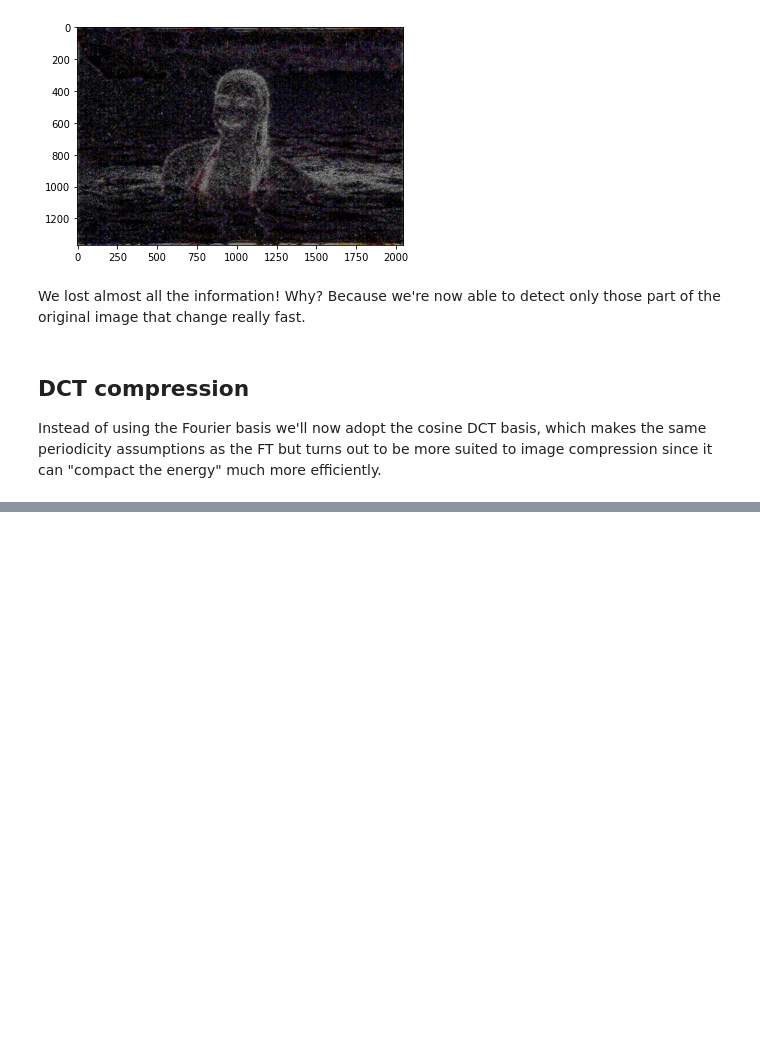
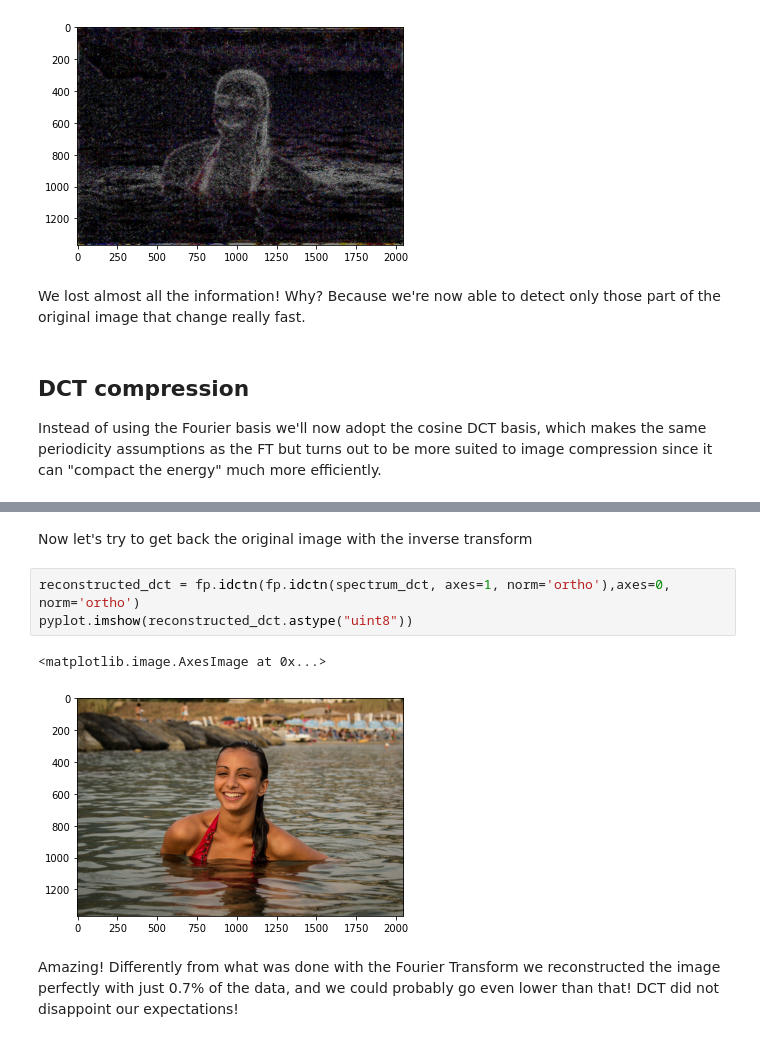
Before and after one commit to GiuliaLanzillotta/My-ML-exercises, a Jupyter notebook: Signal_processing.ipynb, the cells around one changed output, grey strips where cells are left out. Drawn from its saved outputs; the diff is of its cells as text; blank space fills up the shorter version.

```diff
--- a/Signal_processing.ipynb
+++ b/Signal_processing.ipynb
@@ -569,0 +608,10 @@ Instead of using the Fourier basis we'll now adopt the cosine DCT basis, which m
+# %% [markdown]
+Now let's try to get back the original image with the inverse transform
+# %%
+reconstructed_dct = fp.idctn(fp.idctn(spectrum_dct, axes=1, norm='ortho'),axes=0, norm='ortho')
+pyplot.imshow(reconstructed_dct.astype("uint8"))
+# %% [output]
+<matplotlib.image.AxesImage at 0x...>
+[figure, added]
+# %% [markdown]
+Amazing! Differently from what was done with the Fourier Transform we reconstructed the image perfectly with just 0.7% of the data, and we could probably go even lower than that! DCT did not disappoint our expectations!
```
Also changed, not shown: parts of 7 cells of this notebook.
